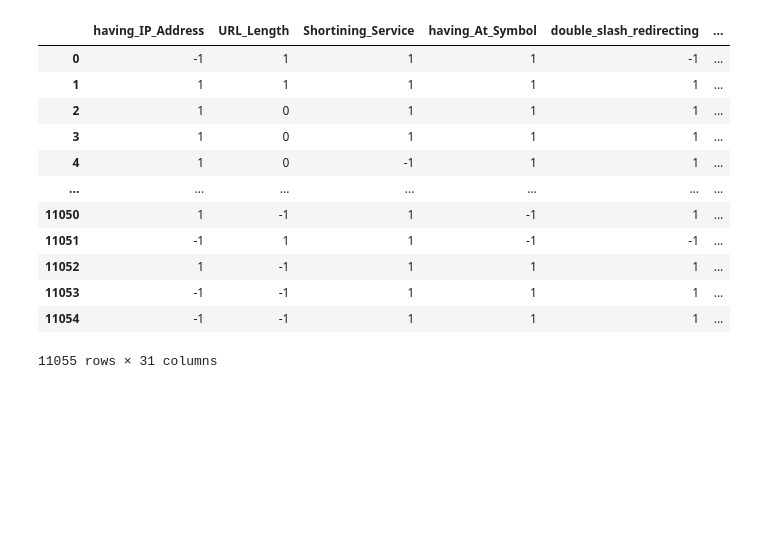
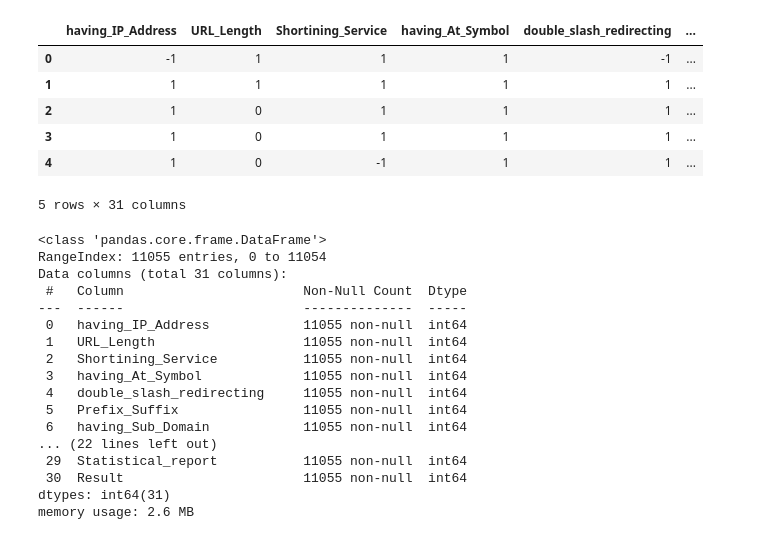
Before and after one commit to Saravanakumar-SKASC/Phishing_Website_Detection, a Jupyter notebook: notebook/EDA.ipynb, the cells around one changed output. Saved outputs shown, nothing was run; the diff lists cells and outputs as text; code cells hidden in the pictures; blank space fills up the shorter version.

Commit message:
Data preparation & Baseline

```diff
--- a/notebook/EDA.ipynb
+++ b/notebook/EDA.ipynb
@@ -1,18 +1,34 @@
 # %%
 import pandas as pd
 # %%
-pd.read_csv('phising.csv')
+df = pd.read_csv('phising.csv')
-# %% [output]
-|  | having_IP_Address | URL_Length | Shortining_Service | having_At_Symbol | double_slash_redirecting | ... |
-| 0 | -1 | 1 | 1 | 1 | -1 | ... |
-| 1 | 1 | 1 | 1 | 1 | 1 | ... |
-| 2 | 1 | 0 | 1 | 1 | 1 | ... |
-| 3 | 1 | 0 | 1 | 1 | 1 | ... |
-| 4 | 1 | 0 | -1 | 1 | 1 | ... |
-| ... | ... | ... | ... | ... | ... | ... |
-| 11050 | 1 | -1 | 1 | -1 | 1 | ... |
-| 11051 | -1 | 1 | 1 | -1 | -1 | ... |
-| 11052 | 1 | -1 | 1 | 1 | 1 | ... |
-| 11053 | -1 | -1 | 1 | 1 | 1 | ... |
-| 11054 | -1 | -1 | 1 | 1 | 1 | ... |
-11055 rows × 31 columns
+# %%
+df.head()
+# %% [output]
+|  | having_IP_Address | URL_Length | Shortining_Service | having_At_Symbol | double_slash_redirecting | ... |
+| 0 | -1 | 1 | 1 | 1 | -1 | ... |
+| 1 | 1 | 1 | 1 | 1 | 1 | ... |
+| 2 | 1 | 0 | 1 | 1 | 1 | ... |
+| 3 | 1 | 0 | 1 | 1 | 1 | ... |
+| 4 | 1 | 0 | -1 | 1 | 1 | ... |
+5 rows × 31 columns
+# %%
+df.info()
+# %% [output]
+<class 'pandas.core.frame.DataFrame'>
+RangeIndex: 11055 entries, 0 to 11054
+Data columns (total 31 columns):
+ #   Column                       Non-Null Count  Dtype
+---  ------                       --------------  -----
+ 0   having_IP_Address            11055 non-null  int64
+ 1   URL_Length                   11055 non-null  int64
+ 2   Shortining_Service           11055 non-null  int64
+ 3   having_At_Symbol             11055 non-null  int64
+ 4   double_slash_redirecting     11055 non-null  int64
+ 5   Prefix_Suffix                11055 non-null  int64
+ 6   having_Sub_Domain            11055 non-null  int64
+... (22 lines left out)
+ 29  Statistical_report           11055 non-null  int64
+ 30  Result                       11055 non-null  int64
+dtypes: int64(31)
+memory usage: 2.6 MB
```
Also changed, not shown: parts of 26 cells of this notebook, 3 other files.
